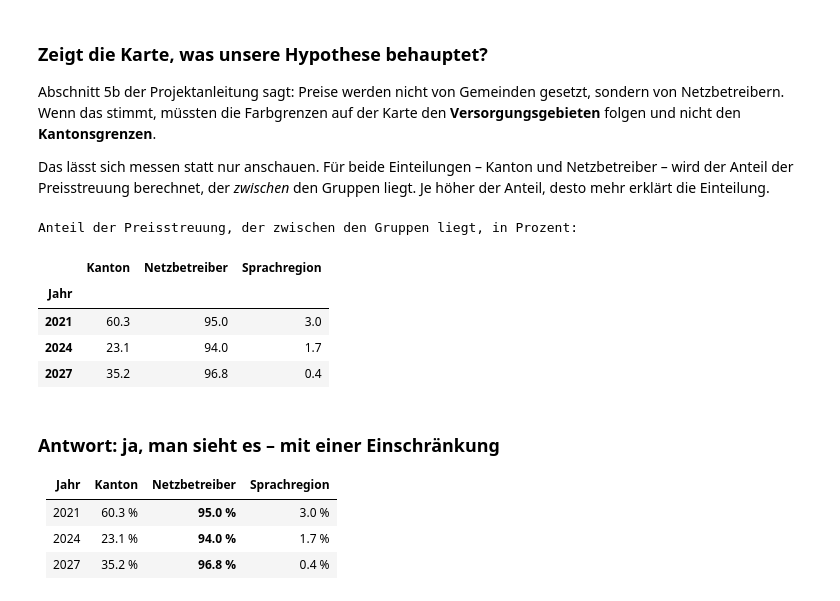
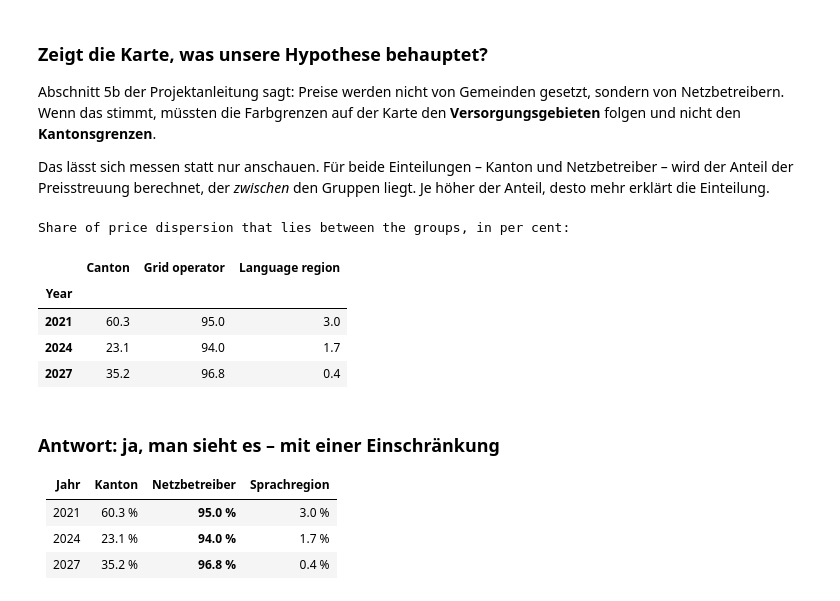
Before and after one commit to AltayMetehan/data-prices-electronic, a Jupyter notebook: scripts/01_daten_bfs_lenny.ipynb, the cells around one changed output. Cells and saved outputs as stored; diff of their text form; code cells hidden in the pictures.

```diff
--- a/scripts/01_daten_bfs_lenny.ipynb
+++ b/scripts/01_daten_bfs_lenny.ipynb
@@ -1013,27 +1016,27 @@ Netzbetreiber – wird der Anteil der Preisstreuung berechnet, der *zwischen* de
 Gruppen liegt. Je höher der Anteil, desto mehr erklärt die Einteilung.
 # %%
 def anteil_zwischen(werte, gruppen):
-    """SS zwischen den Gruppen geteilt durch SS total, in Prozent."""
+    """SS between the groups divided by SS total, in per cent."""
     gm = werte.mean()
     ss_total = ((werte - gm) ** 2).sum()
     ss_zw = werte.groupby(gruppen).apply(lambda g: len(g) * (g.mean() - gm) ** 2).sum()
     return ss_zw / ss_total * 100
 
 zeilen = []
 for jahr in ["total_2021", "total_2024", "total_2027"]:
     zeilen.append({
-        "Jahr": jahr.replace("total_", ""),
-        "Kanton": round(anteil_zwischen(karte[jahr], karte.kanton), 1),
-        "Netzbetreiber": round(anteil_zwischen(karte[jahr], karte.netzbetreiber_id), 1),
-        "Sprachregion": round(anteil_zwischen(karte[jahr], karte.sprachregion), 1),
+        "Year": jahr.replace("total_", ""),
+        "Canton": round(anteil_zwischen(karte[jahr], karte.kanton), 1),
+        "Grid operator": round(anteil_zwischen(karte[jahr], karte.netzbetreiber_id), 1),
+        "Language region": round(anteil_zwischen(karte[jahr], karte.sprachregion), 1),
     })
-erklaert = pd.DataFrame(zeilen).set_index("Jahr")
-print("Anteil der Preisstreuung, der zwischen den Gruppen liegt, in Prozent:")
+erklaert = pd.DataFrame(zeilen).set_index("Year")
+print("Share of price dispersion that lies between the groups, in per cent:")
 erklaert
 # %% [output]
-Anteil der Preisstreuung, der zwischen den Gruppen liegt, in Prozent:
+Share of price dispersion that lies between the groups, in per cent:
-|  | Kanton | Netzbetreiber | Sprachregion |
-| Jahr |  |  |  |
+|  | Canton | Grid operator | Language region |
+| Year |  |  |  |
 | 2021 | 60.3 | 95.0 | 3.0 |
 | 2024 | 23.1 | 94.0 | 1.7 |
 | 2027 | 35.2 | 96.8 | 0.4 |
```
Also changed, not shown: parts of 4 cells of this notebook, 4 other files.
